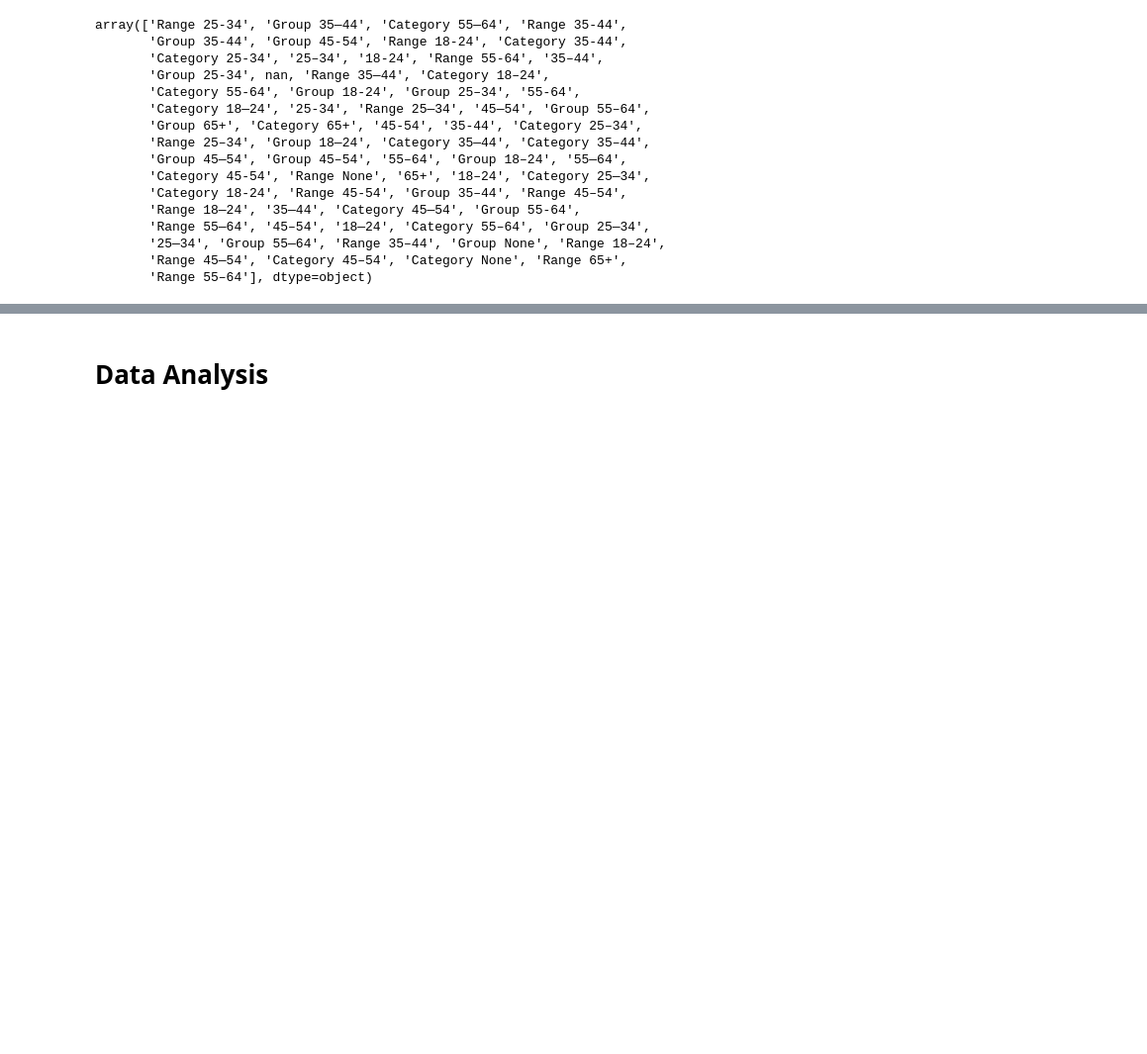
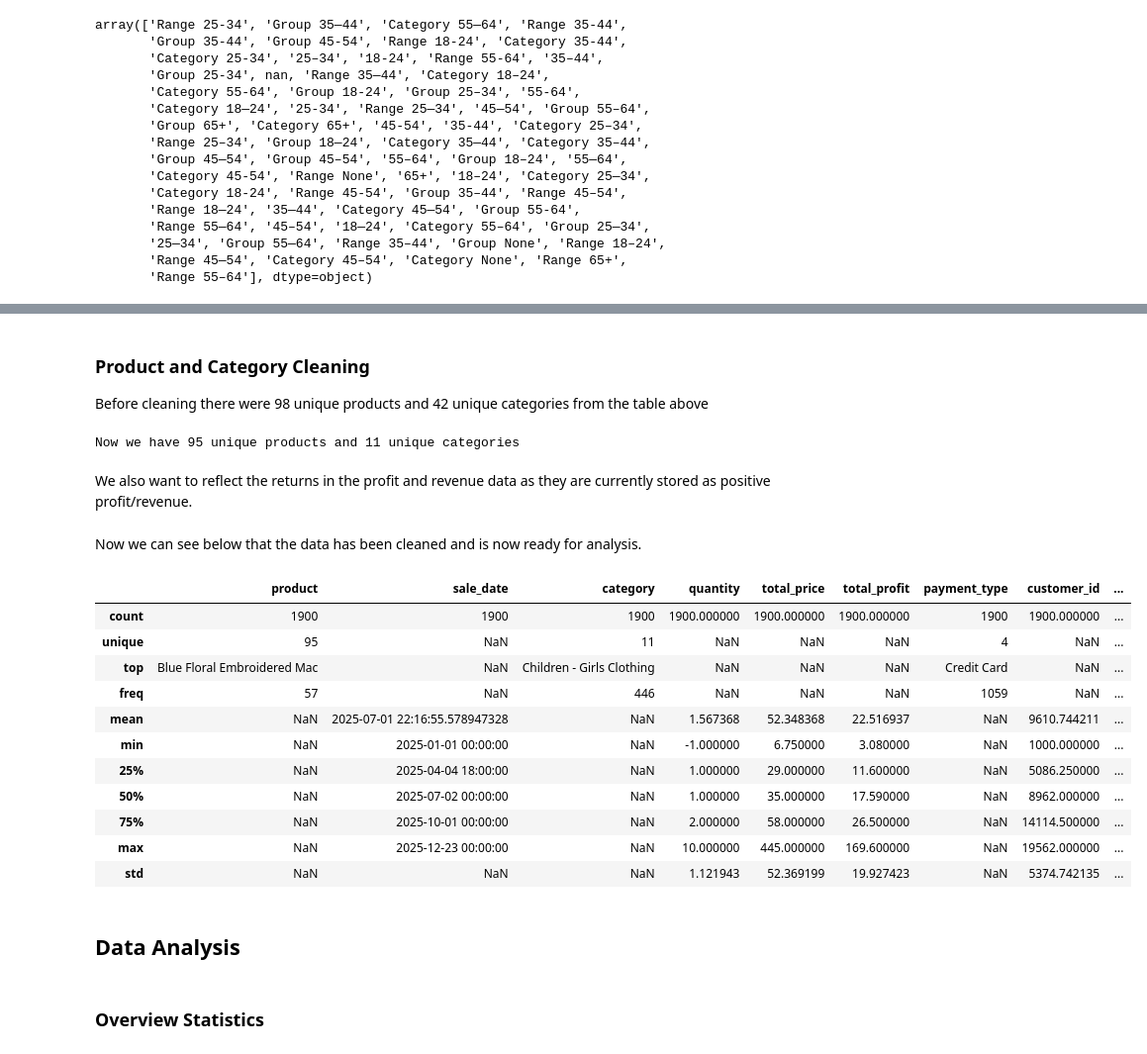
Before and after one commit to Lachlan-Walker/Data-Science-Assignment1, a Jupyter notebook: Data-Prep-Analysis.ipynb, the cells around one changed output, grey strips where cells are left out. Shown at 99% size. Drawn from its saved outputs; the diff is of its cells as text; code cells hidden in the pictures; blank space fills up the shorter version.

```diff
--- a/Data-Prep-Analysis.ipynb
+++ b/Data-Prep-Analysis.ipynb
@@ -132,0 +144,15 @@ array(['Range 25-34', 'Group 35—44', 'Category 55—64', 'Range 35-44',
+# %%
+# remove Range/Category/Group and replace double spaces and dashes
+df_clean["age_band"] = (
+    df_raw["age_band"]
+    .fillna("None") # For the 11 missing values we saw above
+    .astype(str)
+    .str.strip()
+    .str.replace("Range ", "")
+    .str.replace("Group ", "")
+    .str.replace("Category ", "")
+    .str.replace("–", "-")
+    .str.replace("—", "-")
+)
+# check we have only 7 types
+print(df_clean["age_band"].unique())
@@ -132,0 +166,27 @@ array(['Range 25-34', 'Group 35—44', 'Category 55—64', 'Range 35-44',
+# %% [markdown]
+### Product and Category Cleaning
+Before cleaning there were 98 unique products and 42 unique categories from the table above
+# %%
+df_clean["product"] = (
+    df_raw["product"]
+    .astype(str)
+    .str.strip()
+    .str.replace("—", "-")
+    .str.replace("–", "-")
+    .str.replace("  ", " ")
+)
+
+df_clean["category"] = (
+    df_raw["category"]
+    .astype(str)
+    .str.strip()
+    .str.replace("—", "-")
+    .str.replace("–", "-")
+    .str.replace("  ", " ")
+)
+
+print(f'Now we have {df_clean["product"].nunique()} unique products and {df_clean["category"].nunique()} unique categories')
+# %% [output]
+Now we have 95 unique products and 11 unique categories
+# %% [markdown]
+We also want to reflect the returns in the profit and revenue data as they are currently stored as positive profit/revenue.
@@ -133,2 +197,21 @@ array(['Range 25-34', 'Group 35—44', 'Category 55—64', 'Range 35-44',
+# %% [markdown]
+Now we can see below that the data has been cleaned and is now ready for analysis.
+# %%
+df_clean.describe(include="all")
+# %% [output]
+|  | product | sale_date | category | quantity | total_price | total_profit | payment_type | customer_id | ... |
+| count | 1900 | 1900 | 1900 | 1900.000000 | 1900.000000 | 1900.000000 | 1900 | 1900.000000 | ... |
+| unique | 95 | NaN | 11 | NaN | NaN | NaN | 4 | NaN | ... |
+| top | Blue Floral Embroidered Mac | NaN | Children - Girls Clothing | NaN | NaN | NaN | Credit Card | NaN | ... |
+| freq | 57 | NaN | 446 | NaN | NaN | NaN | 1059 | NaN | ... |
+| mean | NaN | 2025-07-01 22:16:55.578947328 | NaN | 1.567368 | 52.348368 | 22.516937 | NaN | 9610.744211 | ... |
+| min | NaN | 2025-01-01 00:00:00 | NaN | -1.000000 | 6.750000 | 3.080000 | NaN | 1000.000000 | ... |
+| 25% | NaN | 2025-04-04 18:00:00 | NaN | 1.000000 | 29.000000 | 11.600000 | NaN | 5086.250000 | ... |
+| 50% | NaN | 2025-07-02 00:00:00 | NaN | 1.000000 | 35.000000 | 17.590000 | NaN | 8962.000000 | ... |
+| 75% | NaN | 2025-10-01 00:00:00 | NaN | 2.000000 | 58.000000 | 26.500000 | NaN | 14114.500000 | ... |
+| max | NaN | 2025-12-23 00:00:00 | NaN | 10.000000 | 445.000000 | 169.600000 | NaN | 19562.000000 | ... |
+| std | NaN | NaN | NaN | 1.121943 | 52.369199 | 19.927423 | NaN | 5374.742135 | ... |
 # %% [markdown]
-# **Data Analysis**
+## **Data Analysis**
+# %% [markdown]
+### Overview Statistics
```
Also changed, not shown: parts of 53 cells of this notebook, 1 other file.
